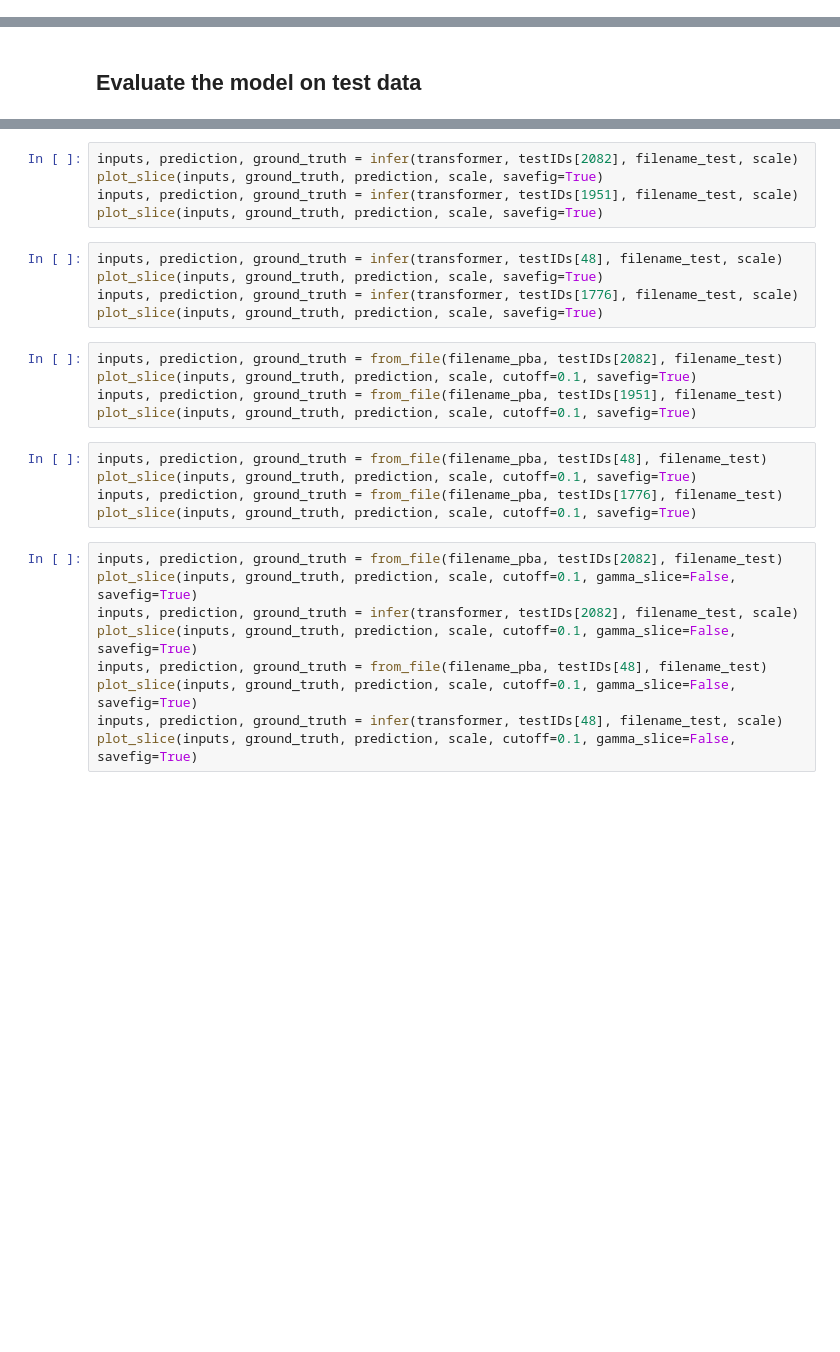
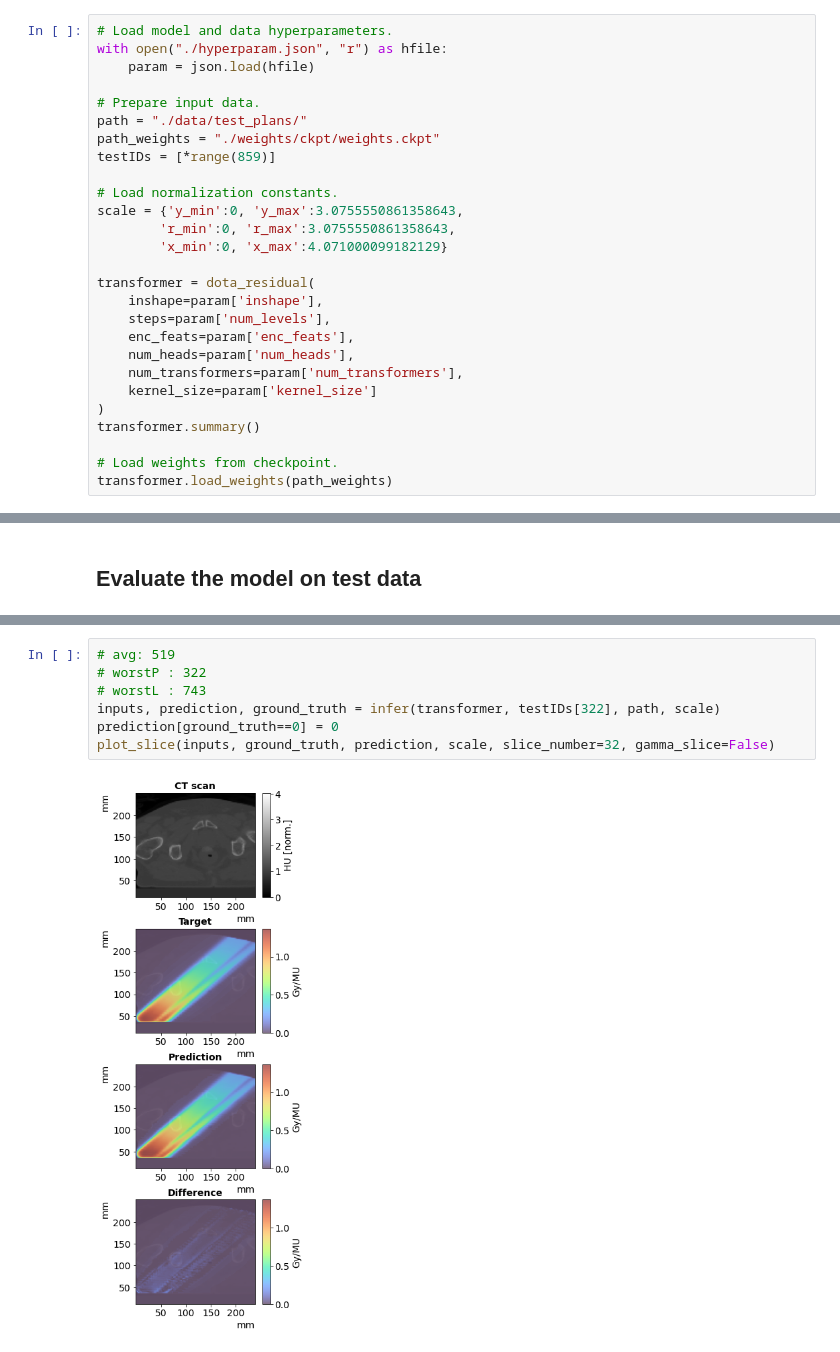
Before and after one commit to opaserr/dota, a Jupyter notebook: eval_dota.ipynb, the cells around one changed output, grey strips where cells are left out. Drawn from its saved outputs; the diff is of its cells as text; blank space fills up the shorter version.

Commit message:
published photon model

```diff
--- a/eval_dota.ipynb
+++ b/eval_dota.ipynb
@@ -58,0 +21,27 @@ transformer.load_weights(path_weights)
+# %%
+# Load model and data hyperparameters.
+with open("./hyperparam.json", "r") as hfile:
+    param = json.load(hfile)
+
+# Prepare input data.
+path = "./data/test_plans/"
+path_weights = "./weights/ckpt/weights.ckpt"
+testIDs = [*range(859)]
+
+# Load normalization constants.
+scale = {'y_min':0, 'y_max':3.0755550861358643,
+        'r_min':0, 'r_max':3.0755550861358643,
+        'x_min':0, 'x_max':4.071000099182129}
+
+transformer = dota_residual(
+    inshape=param['inshape'],
+    steps=param['num_levels'],
+    enc_feats=param['enc_feats'],
+    num_heads=param['num_heads'],
+    num_transformers=param['num_transformers'],
+    kernel_size=param['kernel_size']
+)
+transformer.summary()
+
+# Load weights from checkpoint.
+transformer.load_weights(path_weights)
@@ -81,30 +71,10 @@ inputs, prediction, ground_truth = infer(transformer, testIDs[1524], filename_te
 plot_beam(inputs, ground_truth, prediction,  gamma_evaluation=False)
-# %%
-inputs, prediction, ground_truth = infer(transformer, testIDs[2082], filename_test, scale)
-plot_slice(inputs, ground_truth, prediction, scale, savefig=True)
-inputs, prediction, ground_truth = infer(transformer, testIDs[1951], filename_test, scale)
-plot_slice(inputs, ground_truth, prediction, scale, savefig=True)
-# %%
-inputs, prediction, ground_truth = infer(transformer, testIDs[48], filename_test, scale)
-plot_slice(inputs, ground_truth, prediction, scale, savefig=True)
-inputs, prediction, ground_truth = infer(transformer, testIDs[1776], filename_test, scale)
-plot_slice(inputs, ground_truth, prediction, scale, savefig=True)
-# %%
-inputs, prediction, ground_truth = from_file(filename_pba, testIDs[2082], filename_test)
-plot_slice(inputs, ground_truth, prediction, scale, cutoff=0.1, savefig=True)
-inputs, prediction, ground_truth = from_file(filename_pba, testIDs[1951], filename_test)
-plot_slice(inputs, ground_truth, prediction, scale, cutoff=0.1, savefig=True)
-# %%
-inputs, prediction, ground_truth = from_file(filename_pba, testIDs[48], filename_test)
-plot_slice(inputs, ground_truth, prediction, scale, cutoff=0.1, savefig=True)
-inputs, prediction, ground_truth = from_file(filename_pba, testIDs[1776], filename_test)
-plot_slice(inputs, ground_truth, prediction, scale, cutoff=0.1, savefig=True)
-# %%
-inputs, prediction, ground_truth = from_file(filename_pba, testIDs[2082], filename_test)
-plot_slice(inputs, ground_truth, prediction, scale, cutoff=0.1, gamma_slice=False, savefig=True)
-inputs, prediction, ground_truth = infer(transformer, testIDs[2082], filename_test, scale)
-plot_slice(inputs, ground_truth, prediction, scale, cutoff=0.1, gamma_slice=False, savefig=True)
-inputs, prediction, ground_truth = from_file(filename_pba, testIDs[48], filename_test)
-plot_slice(inputs, ground_truth, prediction, scale, cutoff=0.1, gamma_slice=False, savefig=True)
-inputs, prediction, ground_truth = infer(transformer, testIDs[48], filename_test, scale)
-plot_slice(inputs, ground_truth, prediction, scale, cutoff=0.1, gamma_slice=False, savefig=True)
+# %%
+# avg: 519
+# worstP : 322
+# worstL : 743
+inputs, prediction, ground_truth = infer(transformer, testIDs[322], path, scale)
+prediction[ground_truth==0] = 0
+plot_slice(inputs, ground_truth, prediction, scale, slice_number=32, gamma_slice=False)
+# %% [output]
+[figure, added]
```
Also changed, not shown: parts of 9 cells of this notebook, 8 other files.
